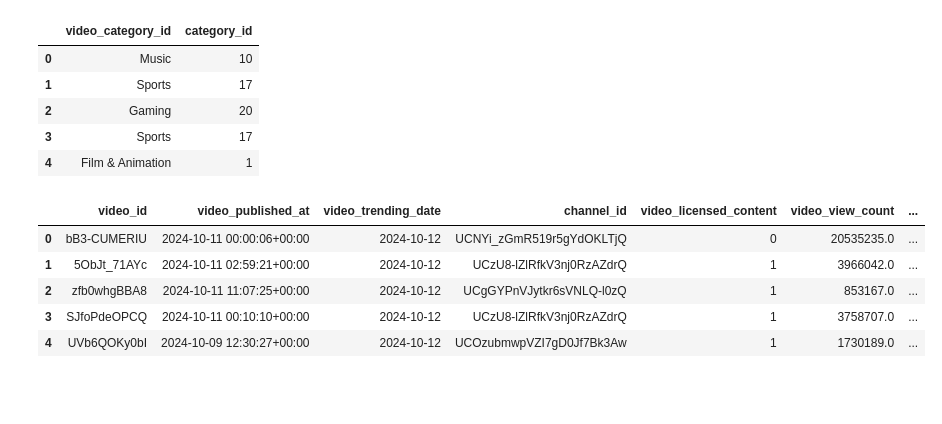
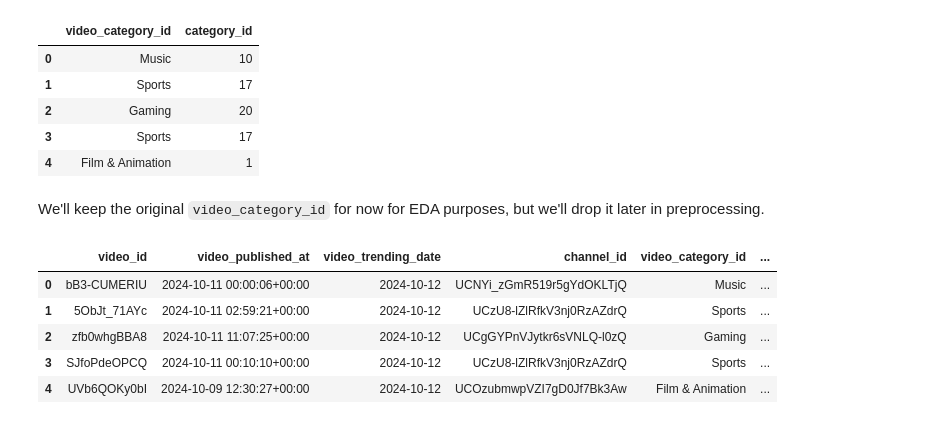
Before and after one commit to carlosfrancose/SpringboardCapstone2, a Jupyter notebook: notebooks/capstone_two.ipynb, the cells around one changed output. Cells and saved outputs as stored; diff of their text form; code cells hidden in the pictures; blank space fills up the shorter version.

```diff
--- a/notebooks/capstone_two.ipynb
+++ b/notebooks/capstone_two.ipynb
@@ -351,13 +351,15 @@ df[['video_category_id', 'category_id']].head()
 | 2 | Gaming | 20 |
 | 3 | Sports | 17 |
 | 4 | Film & Animation | 1 |
+# %% [markdown]
+We'll keep the original `video_category_id` for now for EDA purposes, but we'll drop it later in preprocessing.
 # %%
-df.drop(columns=['video_category_id'], inplace=True)
+# Final check of the dataframe
 df.head()
 # %% [output]
-|  | video_id | video_published_at | video_trending_date | channel_id | video_licensed_content | video_view_count | ... |
-| 0 | bB3-CUMERIU | 2024-10-11 00:00:06+00:00 | 2024-10-12 | UCNYi_zGmR519r5gYdOKLTjQ | 0 | 20535235.0 | ... |
-| 1 | 5ObJt_71AYc | 2024-10-11 02:59:21+00:00 | 2024-10-12 | UCzU8-lZlRfkV3nj0RzAZdrQ | 1 | 3966042.0 | ... |
-| 2 | zfb0whgBBA8 | 2024-10-11 11:07:25+00:00 | 2024-10-12 | UCgGYPnVJytkr6sVNLQ-l0zQ | 1 | 853167.0 | ... |
-| 3 | SJfoPdeOPCQ | 2024-10-11 00:10:10+00:00 | 2024-10-12 | UCzU8-lZlRfkV3nj0RzAZdrQ | 1 | 3758707.0 | ... |
-| 4 | UVb6QOKy0bI | 2024-10-09 12:30:27+00:00 | 2024-10-12 | UCOzubmwpVZI7gD0Jf7Bk3Aw | 1 | 1730189.0 | ... |
+|  | video_id | video_published_at | video_trending_date | channel_id | video_category_id | ... |
+| 0 | bB3-CUMERIU | 2024-10-11 00:00:06+00:00 | 2024-10-12 | UCNYi_zGmR519r5gYdOKLTjQ | Music | ... |
+| 1 | 5ObJt_71AYc | 2024-10-11 02:59:21+00:00 | 2024-10-12 | UCzU8-lZlRfkV3nj0RzAZdrQ | Sports | ... |
+| 2 | zfb0whgBBA8 | 2024-10-11 11:07:25+00:00 | 2024-10-12 | UCgGYPnVJytkr6sVNLQ-l0zQ | Gaming | ... |
+| 3 | SJfoPdeOPCQ | 2024-10-11 00:10:10+00:00 | 2024-10-12 | UCzU8-lZlRfkV3nj0RzAZdrQ | Sports | ... |
+| 4 | UVb6QOKy0bI | 2024-10-09 12:30:27+00:00 | 2024-10-12 | UCOzubmwpVZI7gD0Jf7Bk3Aw | Film & Animation | ... |
```
Also changed, not shown: parts of 20 cells of this notebook.
